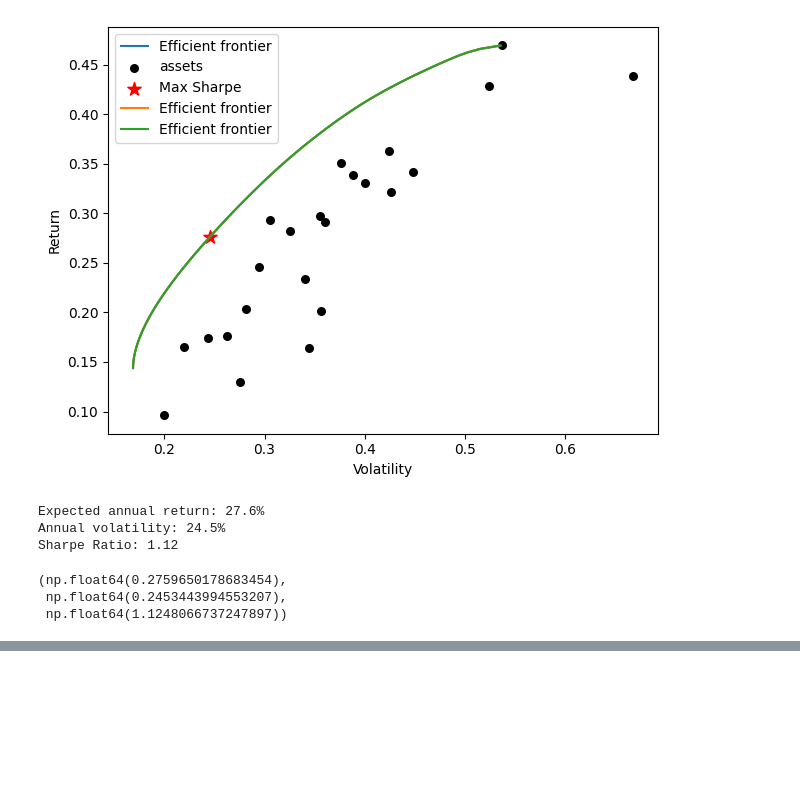
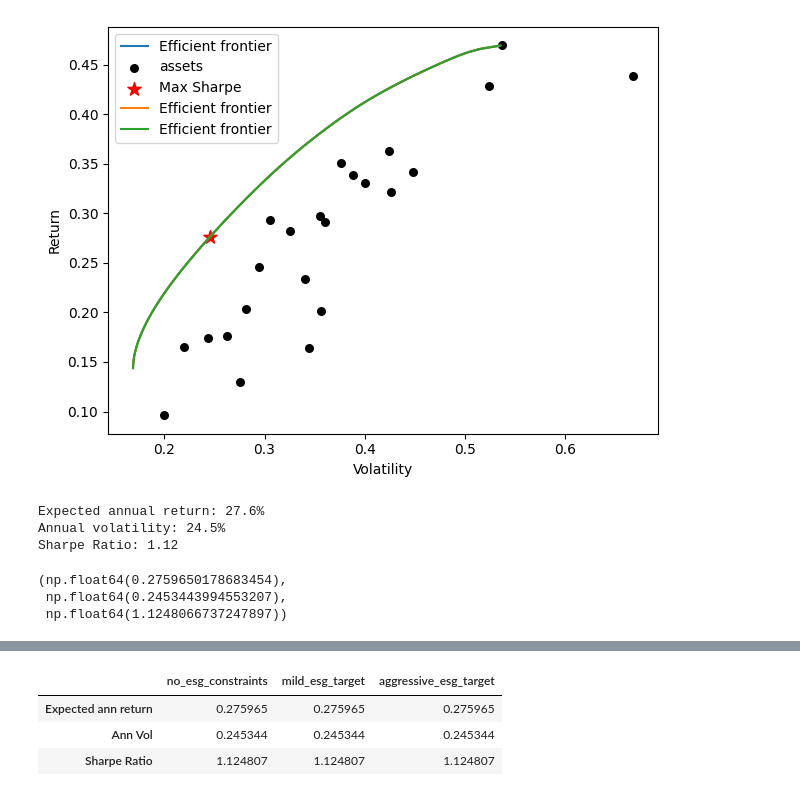
Before and after one commit to bab9755/esg-estimator, a Jupyter notebook: ESG Estimator.ipynb, the cells around one changed output, grey strips where cells are left out. Drawn from its saved outputs; the diff is of its cells as text; code cells hidden in the pictures; blank space fills up the shorter version.

```diff
--- a/ESG Estimator.ipynb
+++ b/ESG Estimator.ipynb
@@ -344,7 +344,7 @@ Sharpe Ratio: 1.12
  np.float64(1.1248066737247897))
 # %%
 ef_esg_aggressive = EfficientFrontier(mu, S)
-portfolio_min_score = 10.0
+portfolio_min_score = 20.0
 ef_esg_aggressive.add_constraint(lambda w: esg_score_values @ w >= portfolio_min_score)
 ef_esg_aggressive.max_sharpe()
 esg_agg = ef_esg_aggressive.portfolio_performance(verbose = True)
@@ -358,0 +359,13 @@ Sharpe Ratio: 1.12
+# %%
+ef = EfficientFrontier(mu, S, weight_bounds = (0,1))
+ef.max_sharpe()
+no_esg = ef.portfolio_performance(verbose = False)
+# %%
+df = pd.DataFrame({'no_esg_constraints' : no_esg, 'mild_esg_target' : esg_mild, 'aggressive_esg_target' : esg_agg})
+df.index = ['Expected ann return', 'Ann Vol', 'Sharpe Ratio']
+df
+# %% [output]
+|  | no_esg_constraints | mild_esg_target | aggressive_esg_target |
+| Expected ann return | 0.275965 | 0.275965 | 0.275965 |
+| Ann Vol | 0.245344 | 0.245344 | 0.245344 |
+| Sharpe Ratio | 1.124807 | 1.124807 | 1.124807 |
```
Also changed, not shown: parts of 1 cell of this notebook, 1 other file.
